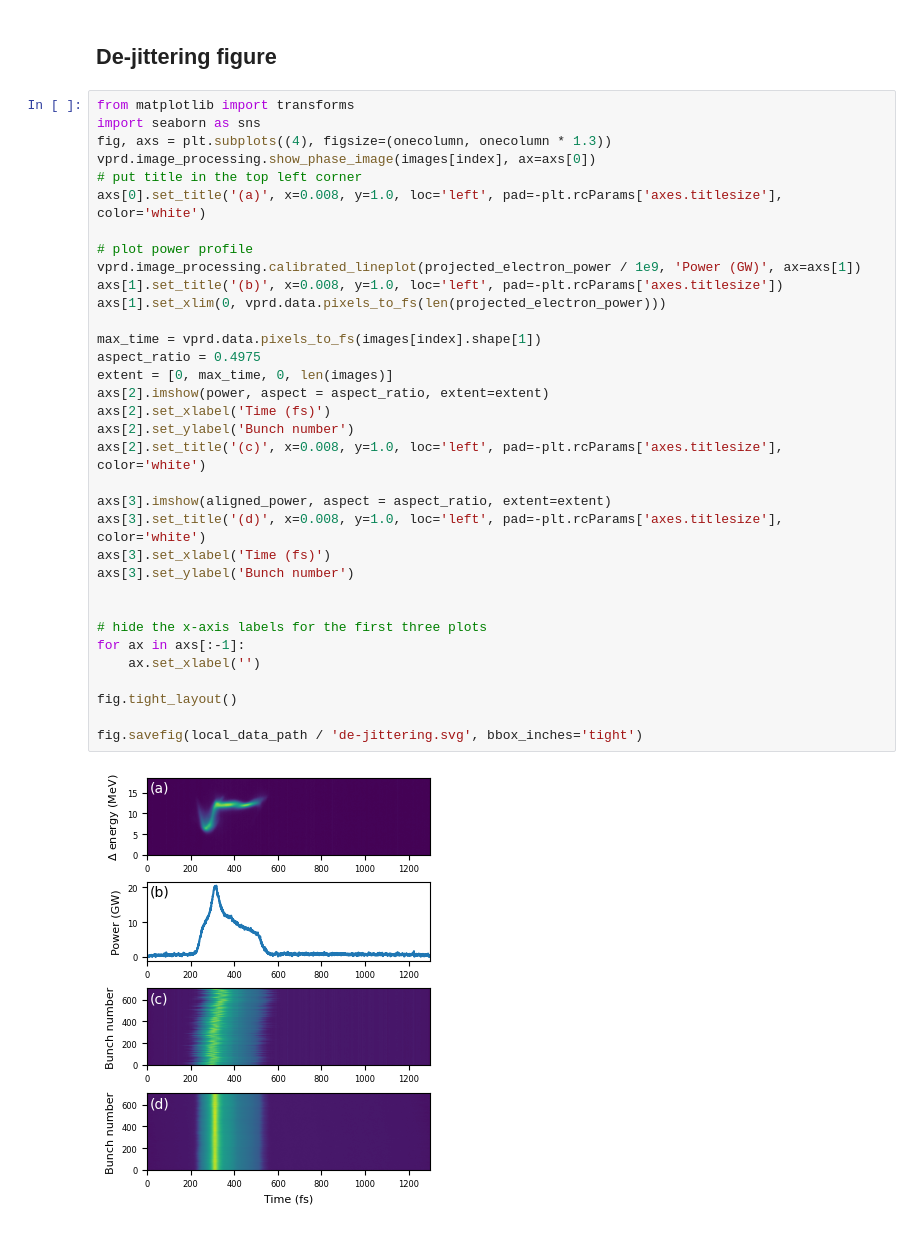
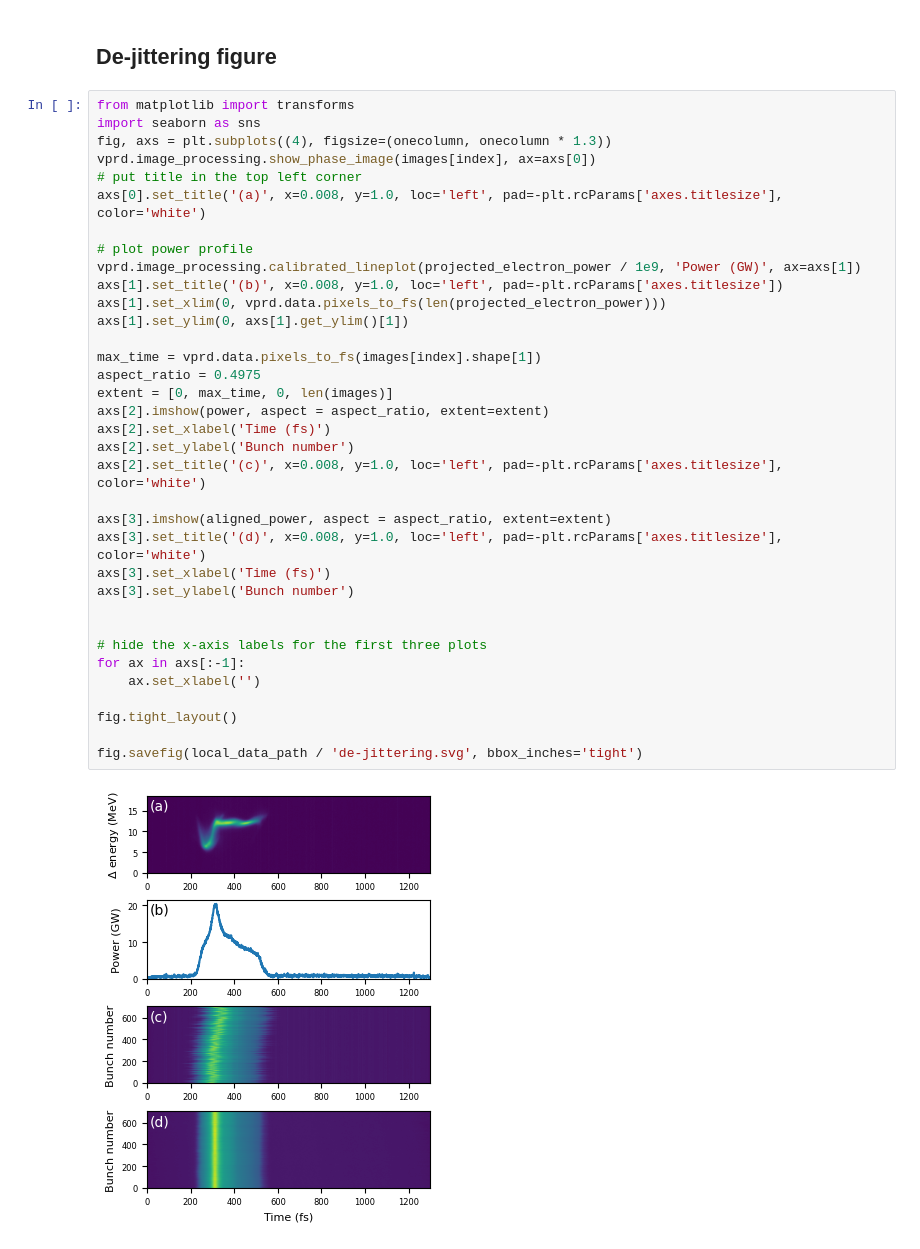
Before and after one commit to thawn/VPRD, a Jupyter notebook: docs/notebooks/image_to_electron_power.ipynb, the cells around one changed output. Saved outputs shown, nothing was run; the diff lists cells and outputs as text.

Commit message:
fix y axis in figure

```diff
--- a/docs/notebooks/image_to_electron_power.ipynb
+++ b/docs/notebooks/image_to_electron_power.ipynb
@@ -130,31 +130,32 @@ vprd.image_processing.show_phase_image(images[index], ax=axs[0])
 # put title in the top left corner
 axs[0].set_title('(a)', x=0.008, y=1.0, loc='left', pad=-plt.rcParams['axes.titlesize'], color='white')
 
 # plot power profile
 vprd.image_processing.calibrated_lineplot(projected_electron_power / 1e9, 'Power (GW)', ax=axs[1])
 axs[1].set_title('(b)', x=0.008, y=1.0, loc='left', pad=-plt.rcParams['axes.titlesize'])
 axs[1].set_xlim(0, vprd.data.pixels_to_fs(len(projected_electron_power)))
+axs[1].set_ylim(0, axs[1].get_ylim()[1])
 
 max_time = vprd.data.pixels_to_fs(images[index].shape[1])
 aspect_ratio = 0.4975
 extent = [0, max_time, 0, len(images)]
 axs[2].imshow(power, aspect = aspect_ratio, extent=extent)
 axs[2].set_xlabel('Time (fs)')
 axs[2].set_ylabel('Bunch number')
 axs[2].set_title('(c)', x=0.008, y=1.0, loc='left', pad=-plt.rcParams['axes.titlesize'], color='white')
 
 axs[3].imshow(aligned_power, aspect = aspect_ratio, extent=extent)
 axs[3].set_title('(d)', x=0.008, y=1.0, loc='left', pad=-plt.rcParams['axes.titlesize'], color='white')
 axs[3].set_xlabel('Time (fs)')
 axs[3].set_ylabel('Bunch number')
 
 
 # hide the x-axis labels for the first three plots
 for ax in axs[:-1]:
     ax.set_xlabel('')
 
 fig.tight_layout()
 
 fig.savefig(local_data_path / 'de-jittering.svg', bbox_inches='tight')
 # %% [output]
-[figure, old version]
+[figure, new version]
```
